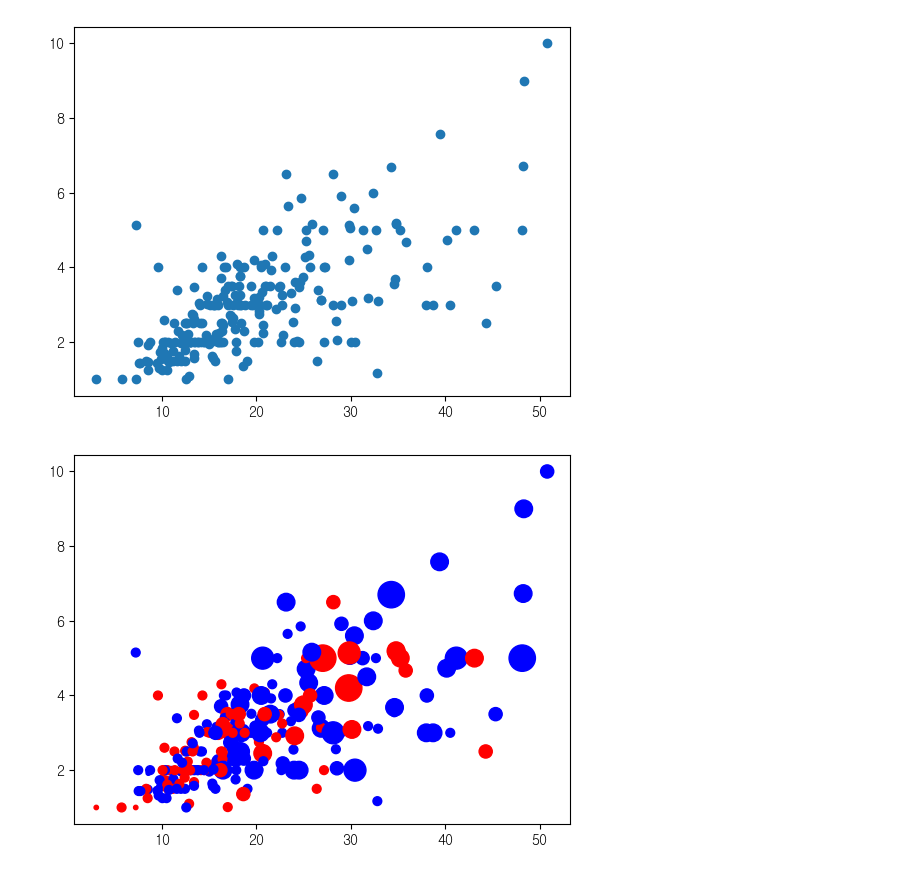
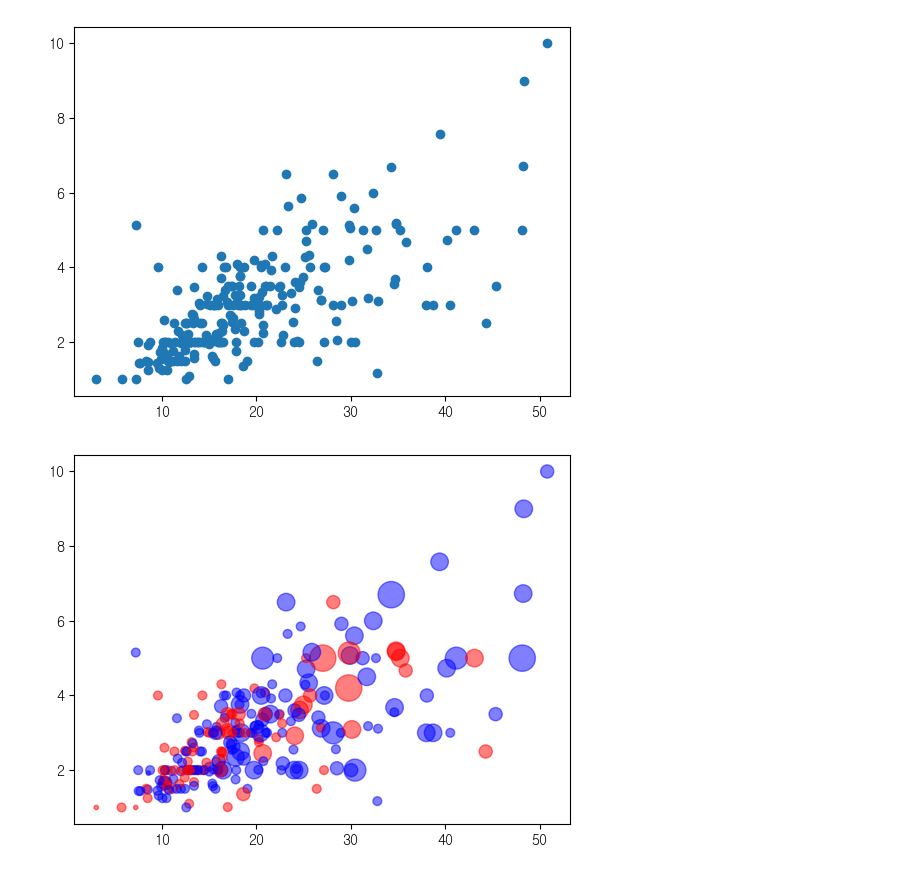
Before and after one commit to yleessam/hipython_rep, a Jupyter notebook: 17.시각화.ipynb, the cells around one changed output. Drawn from its saved outputs; the diff is of its cells as text; code cells hidden in the pictures.

```diff
--- a/17.시각화.ipynb
+++ b/17.시각화.ipynb
@@ -282,16 +282,17 @@ plt.show()
 # %%
 colors = {"Female":"red", "Male":"blue"}
 
 # 다변량 표현
 #성별에 따라 - 색상
 #값의 크기에 따라 - 점의 크기
 fig = plt.figure()
 axes = fig.add_subplot(1,1,1)  #total_bill
 axes.scatter(
   tips_df['total_bill'], tips_df['tip'],
   s=tips_df['size']**2*10,  #tablesize, tip
-  c=tips_df['sex'].map(colors)
+  c=tips_df['sex'].map(colors),
+  alpha=0.5
   )
 plt.show()
 # %% [output]
-[figure, old version]
+[figure, new version]
```
Also changed, not shown: parts of 3 cells of this notebook.
